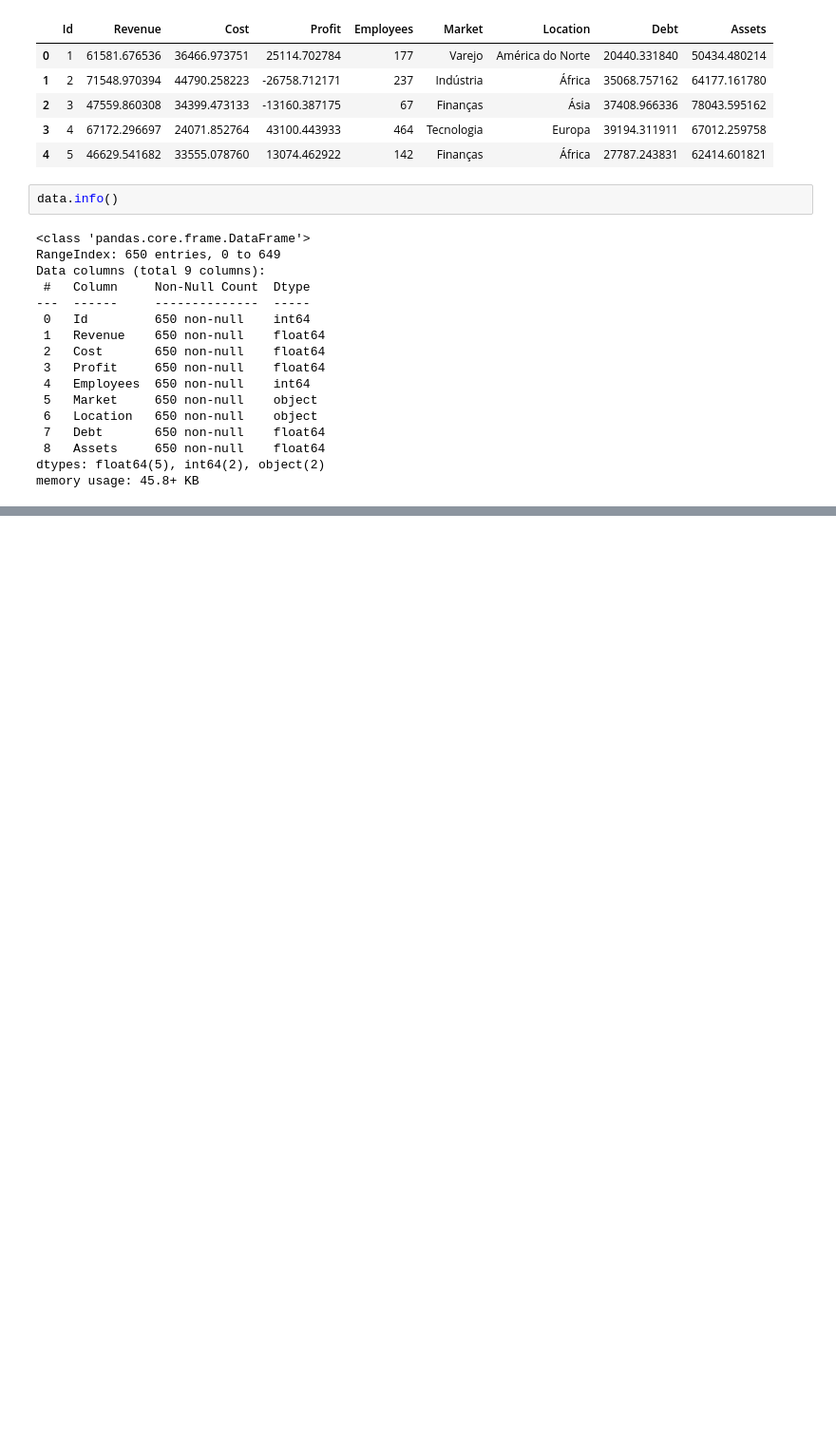
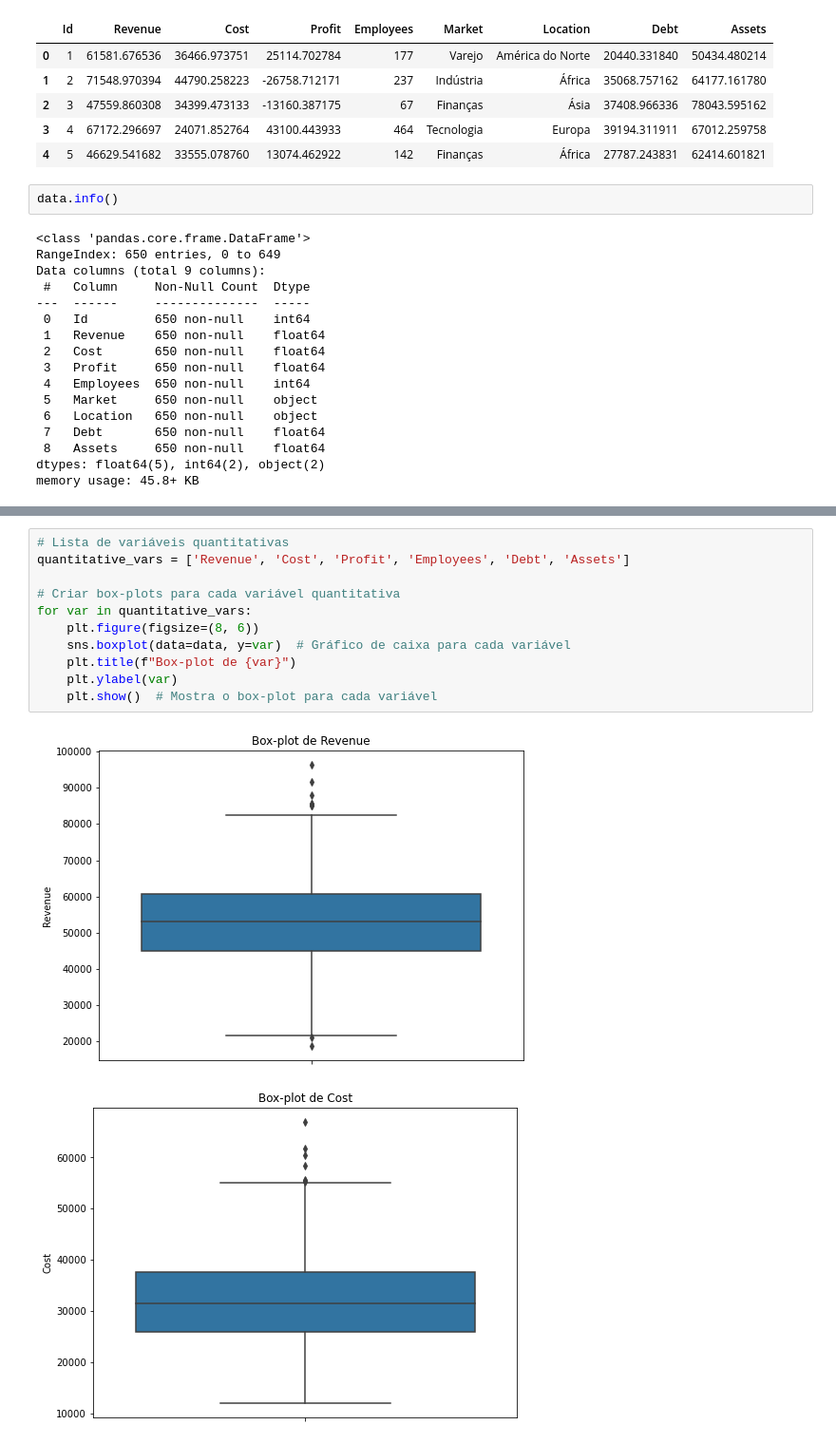
Before and after one commit to Pontes-Junior/Trabalho_EA, a Jupyter notebook: Notebook.ipynb, the cells around one changed output, grey strips where cells are left out. Shown: that part at 95% size. Saved outputs shown, nothing was run; the diff lists cells and outputs as text; blank space fills up the shorter version.

```diff
--- a/Notebook.ipynb
+++ b/Notebook.ipynb
@@ -73,0 +212,14 @@ memory usage: 45.8+ KB
+# %%
+# Lista de variáveis quantitativas
+quantitative_vars = ['Revenue', 'Cost', 'Profit', 'Employees', 'Debt', 'Assets']
+
+# Criar box-plots para cada variável quantitativa
+for var in quantitative_vars:
+    plt.figure(figsize=(8, 6))
+    sns.boxplot(data=data, y=var)  # Gráfico de caixa para cada variável
+    plt.title(f"Box-plot de {var}")
+    plt.ylabel(var)
+    plt.show()  # Mostra o box-plot para cada variável
+# %% [output]
+[figure, added]
+[figure, added]
```
Also changed, not shown: parts of 17 cells of this notebook.
